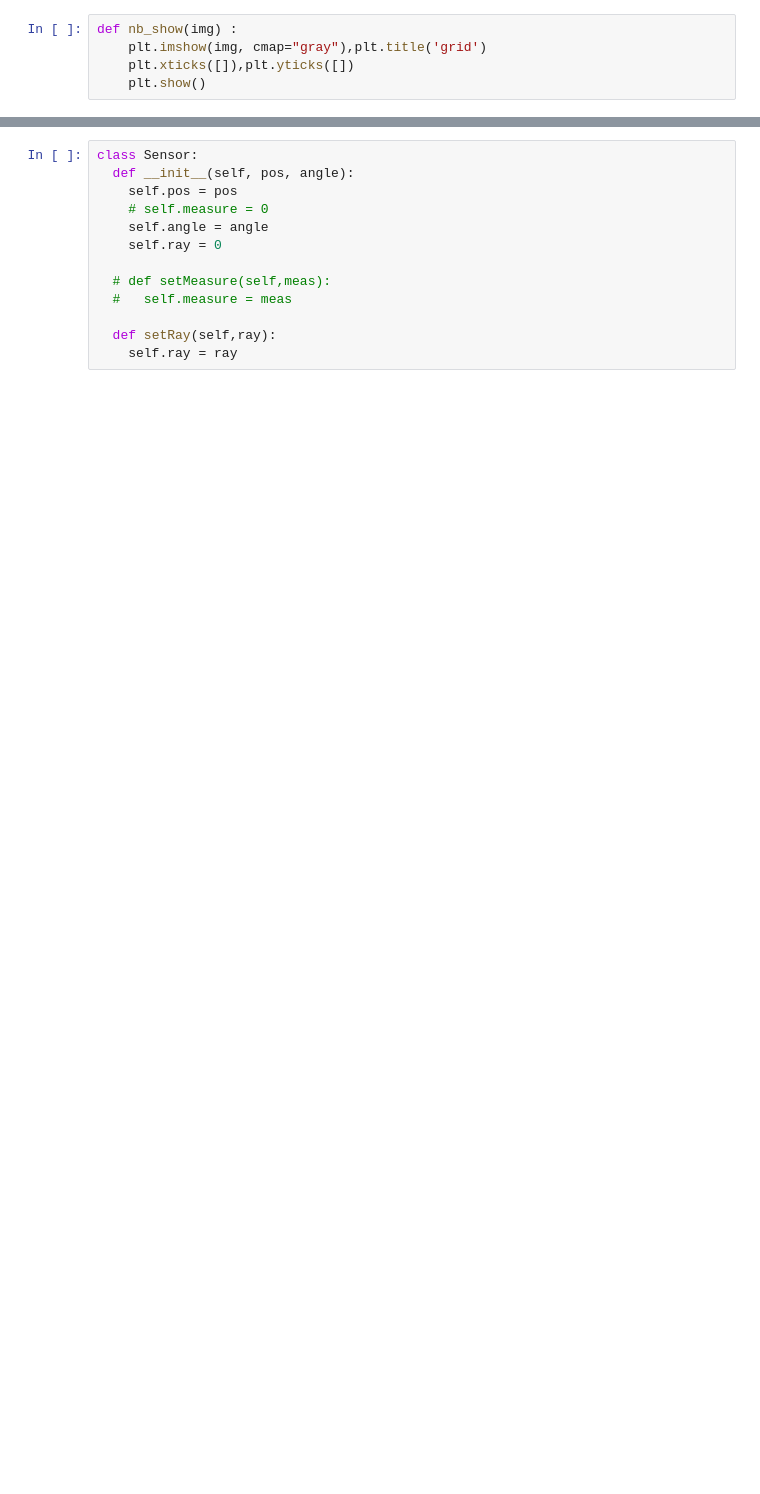
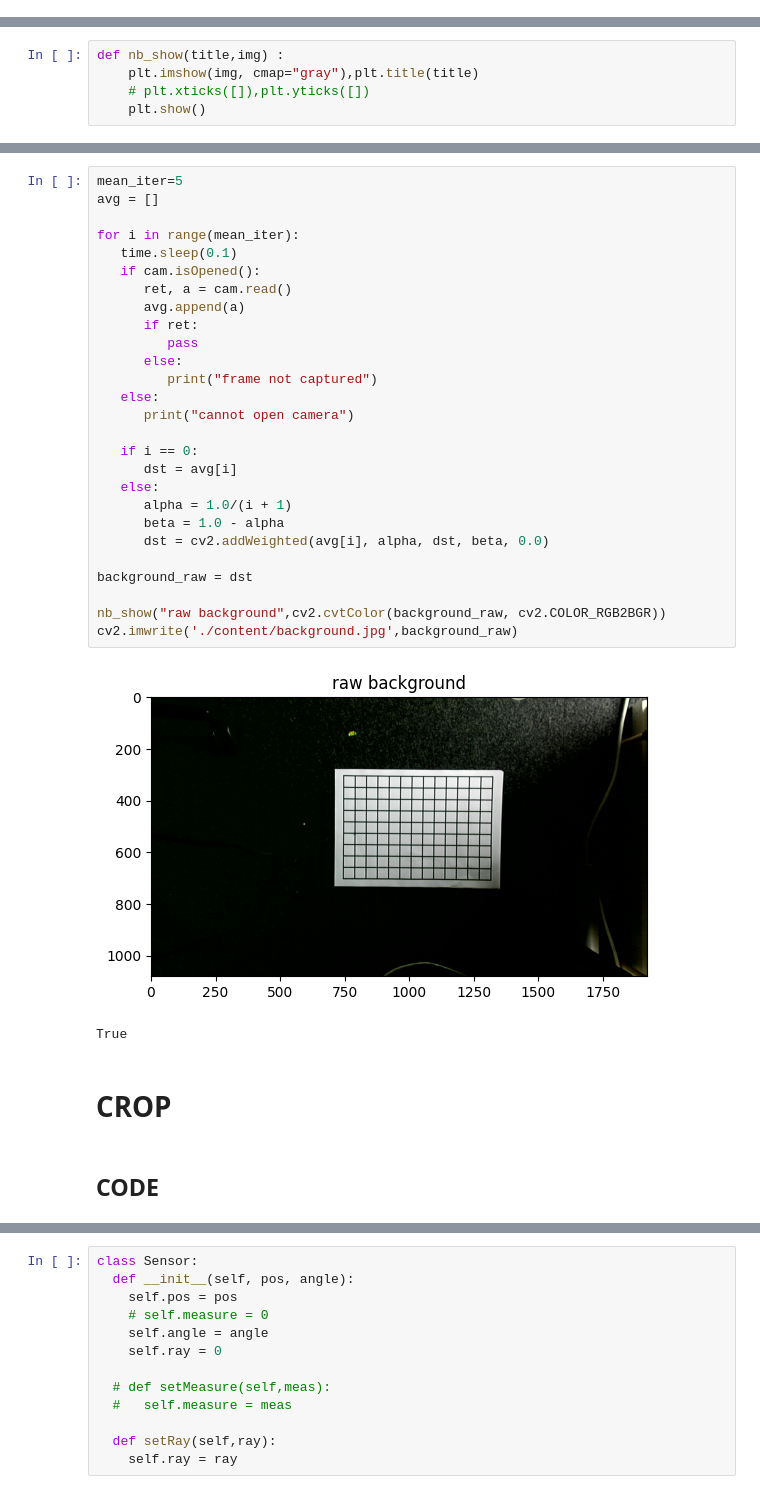
Before and after one commit to EmileBinot/spiderino-sensors-model, a Jupyter notebook: master-script/master-script.ipynb, the cells around one changed output, grey strips where cells are left out. Cells and saved outputs as stored; diff of their text form; blank space fills up the shorter version.

Commit message:
new camera, imrpoved algorithm, still pb on position findings

```diff
--- a/master-script/master-script.ipynb
+++ b/master-script/master-script.ipynb
@@ -10,5 +0,0 @@ from shapely.geometry import LineString, Point, Polygon
-# %%
-def nb_show(img) :
-    plt.imshow(img, cmap="gray"),plt.title('grid')
-    plt.xticks([]),plt.yticks([])
-    plt.show()
@@ -338,0 +11,5 @@ class Grid:
+# %%
+def nb_show(title,img) :
+    plt.imshow(img, cmap="gray"),plt.title(title)
+    # plt.xticks([]),plt.yticks([])
+    plt.show()
@@ -338,0 +28,34 @@ class Grid:
+# %%
+mean_iter=5
+avg = []
+
+for i in range(mean_iter):
+   time.sleep(0.1)
+   if cam.isOpened():
+      ret, a = cam.read()
+      avg.append(a)
+      if ret:
+         pass
+      else:
+         print("frame not captured")
+   else:
+      print("cannot open camera")
+
+   if i == 0:
+      dst = avg[i]
+   else:
+      alpha = 1.0/(i + 1)
+      beta = 1.0 - alpha
+      dst = cv2.addWeighted(avg[i], alpha, dst, beta, 0.0)
+
+background_raw = dst
+
+nb_show("raw background",cv2.cvtColor(background_raw, cv2.COLOR_RGB2BGR))
+cv2.imwrite('./content/background.jpg',background_raw)
+# %% [output]
+[figure, added]
+True
+# %% [markdown]
+# CROP
+# %% [markdown]
+## CODE
```
Also changed, not shown: parts of 59 cells of this notebook, 5 other files.
